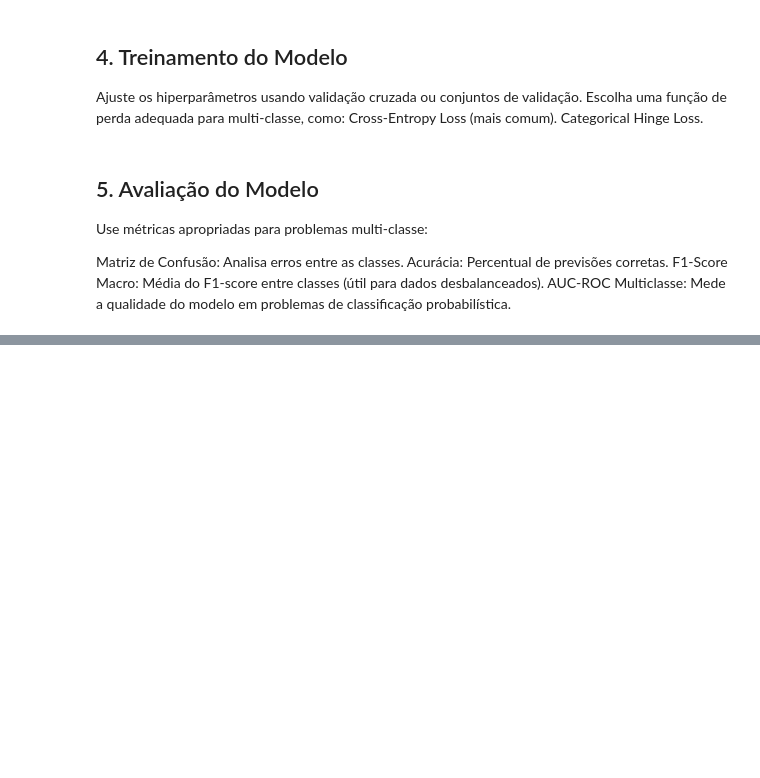
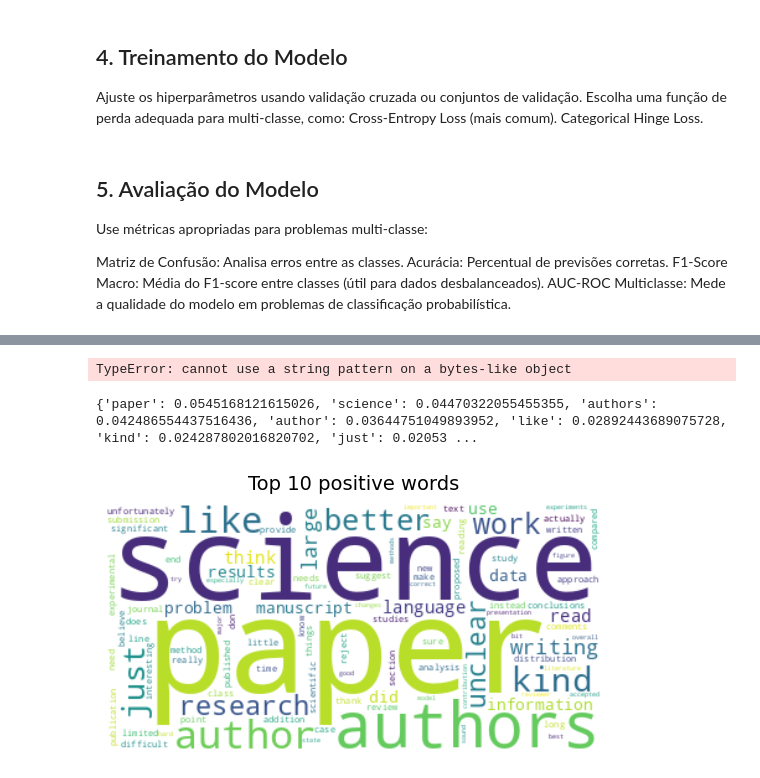
Before and after one commit to Carabinero/politeness-review-classification, a Jupyter notebook: politeness_convencional_v1_1.ipynb, the cells around one changed output, grey strips where cells are left out. Cells and saved outputs as stored; diff of their text form; code cells hidden in the pictures; blank space fills up the shorter version.

```diff
--- a/politeness_convencional_v1_1.ipynb
+++ b/politeness_convencional_v1_1.ipynb
@@ -546,0 +674,52 @@ AUC-ROC Multiclasse: Mede a qualidade do modelo em problemas de classificação
+# %%
+
+
+# Derive feature importances
+feature_importances = trained_models[5]['RandomForestClassifier'].feature_importances_
+
+# Plot the feature importances
+# plt.barh(X_train_5.columns, feature_importances)
+# plt.show()
+
+# positive_df = df[df["tone"] == 5]["review"][:100]  # 1 = positive, 0 = negative
+# positive_df = reduce(lambda a, b: a + b, positive_df)
+
+# Create and generate a word cloud image
+cloud_positives = WordCloud(background_color="white").generate(feature_importances[:10])
+
+# Display the generated wordcloud image
+plt.imshow(cloud_positives, interpolation="bilinear")
+plt.title("Top 10 positive words", y=1.02, size=14)  # Choose title, position and size
+plt.axis("off")  # Turn off axis labels
+
+# Show the final image
+plt.show()
+# %% [output]
+TypeError: cannot use a string pattern on a bytes-like object
+# %%
+# Derive feature importances
+feature_importances_5 = trained_models[5]['RandomForestClassifier'].feature_importances_
+
+# Get the feature names
+feature_names_5 = vect.get_feature_names_out()
+
+# Create a dictionary mapping feature names to importances
+feature_importance_dict_5 = dict(zip(feature_names_5, feature_importances_5))
+
+# Sort the dictionary by importance in descending order and get the top 10
+top_features_5 = dict(sorted(feature_importance_dict_5.items(), key=lambda item: item[1], reverse=True)[:100])
+print(top_features_5)
+
+# Create and generate a word cloud image
+cloud_positives = WordCloud(background_color="white").generate_from_frequencies(top_features_5)
+
+# Display the generated wordcloud image
+plt.imshow(cloud_positives, interpolation="bilinear")
+plt.title("Top 10 positive words", y=1.02, size=14)  # Choose title, position and size
+plt.axis("off")  # Turn off axis labels
+
+# Show the final image
+plt.show()
+# %% [output]
+{'paper': 0.0545168121615026, 'science': 0.04470322055455355, 'authors': 0.042486554437516436, 'author': 0.03644751049893952, 'like': 0.02892443689075728, 'kind': 0.024287802016820702, 'just': 0.02053 ...
+[figure, added]
```
Also changed, not shown: parts of 17 cells of this notebook.
